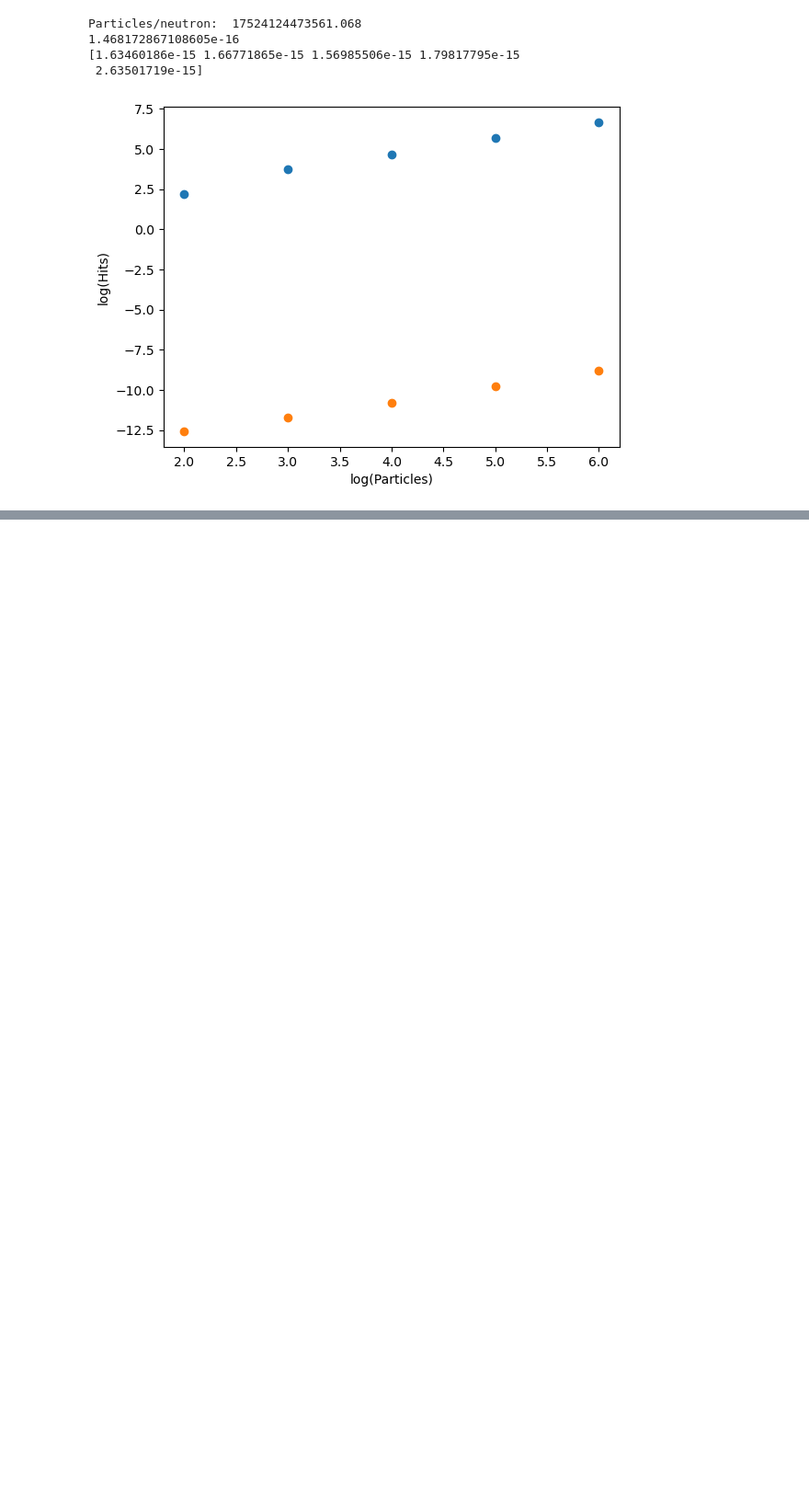
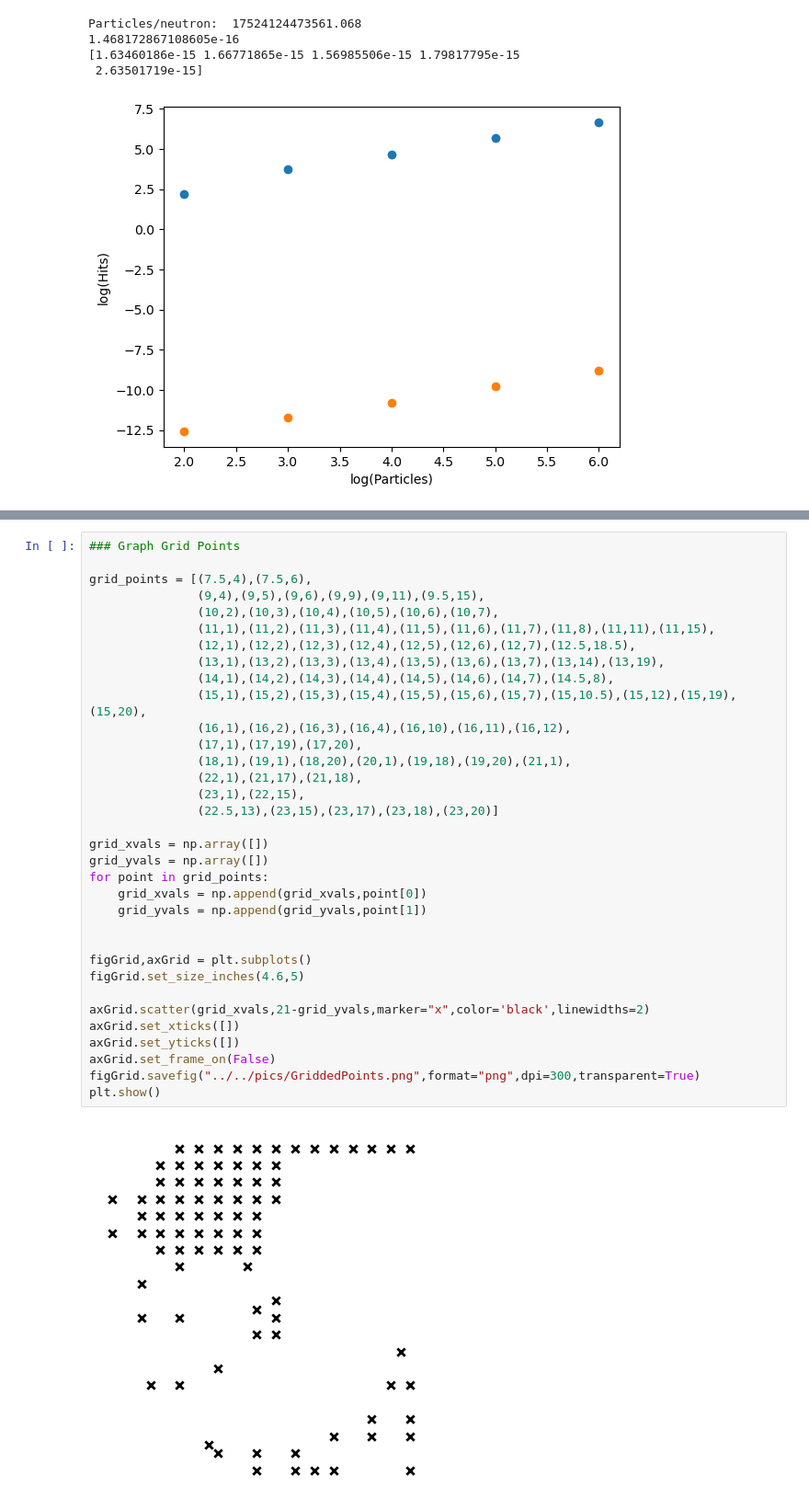
Before and after one commit to SZangi/beamTest, a Jupyter notebook: BeamTestAnalysis.ipynb, the cells around one changed output, grey strips where cells are left out. Shown: that part at 92% size. Drawn from its saved outputs; the diff is of its cells as text; blank space fills up the shorter version.

```diff
--- a/BeamTestAnalysis.ipynb
+++ b/BeamTestAnalysis.ipynb
@@ -112,0 +119,36 @@ plt.show()
+# %%
+### Graph Grid Points
+
+grid_points = [(7.5,4),(7.5,6),
+               (9,4),(9,5),(9,6),(9,9),(9,11),(9.5,15),
+               (10,2),(10,3),(10,4),(10,5),(10,6),(10,7),
+               (11,1),(11,2),(11,3),(11,4),(11,5),(11,6),(11,7),(11,8),(11,11),(11,15),
+               (12,1),(12,2),(12,3),(12,4),(12,5),(12,6),(12,7),(12.5,18.5),
+               (13,1),(13,2),(13,3),(13,4),(13,5),(13,6),(13,7),(13,14),(13,19),
+               (14,1),(14,2),(14,3),(14,4),(14,5),(14,6),(14,7),(14.5,8),
+               (15,1),(15,2),(15,3),(15,4),(15,5),(15,6),(15,7),(15,10.5),(15,12),(15,19),(15,20),
+               (16,1),(16,2),(16,3),(16,4),(16,10),(16,11),(16,12),
+               (17,1),(17,19),(17,20),
+               (18,1),(19,1),(18,20),(20,1),(19,18),(19,20),(21,1),
+               (22,1),(21,17),(21,18),
+               (23,1),(22,15),
+               (22.5,13),(23,15),(23,17),(23,18),(23,20)]
+
+grid_xvals = np.array([])
+grid_yvals = np.array([])
+for point in grid_points:
+    grid_xvals = np.append(grid_xvals,point[0])
+    grid_yvals = np.append(grid_yvals,point[1])
+
+
+figGrid,axGrid = plt.subplots()
+figGrid.set_size_inches(4.6,5)
+
+axGrid.scatter(grid_xvals,21-grid_yvals,marker="x",color='black',linewidths=2)
+axGrid.set_xticks([])
+axGrid.set_yticks([])
+axGrid.set_frame_on(False)
+figGrid.savefig("../../pics/GriddedPoints.png",format="png",dpi=300,transparent=True)
+plt.show()
+# %% [output]
+[figure, added]
```
Also changed, not shown: parts of 1 cell of this notebook, 16 other files.
